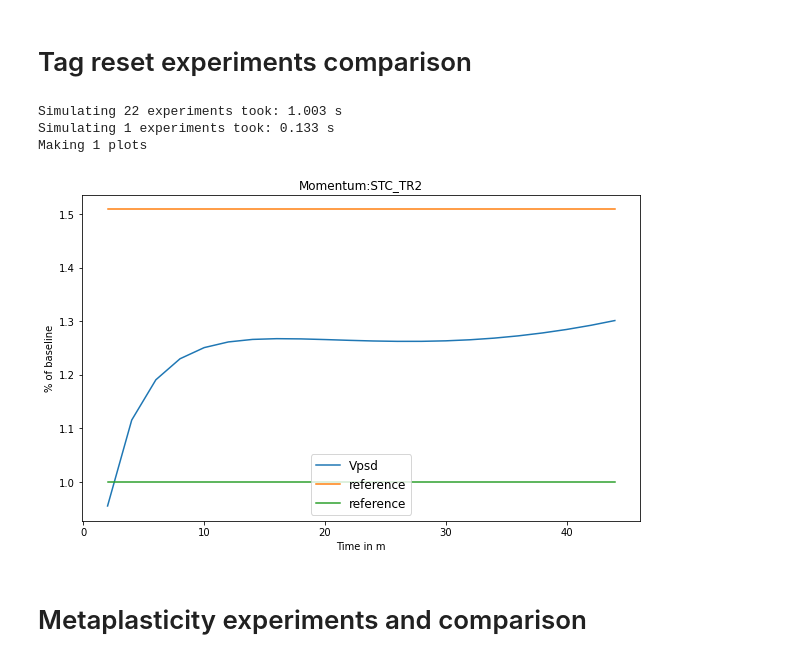
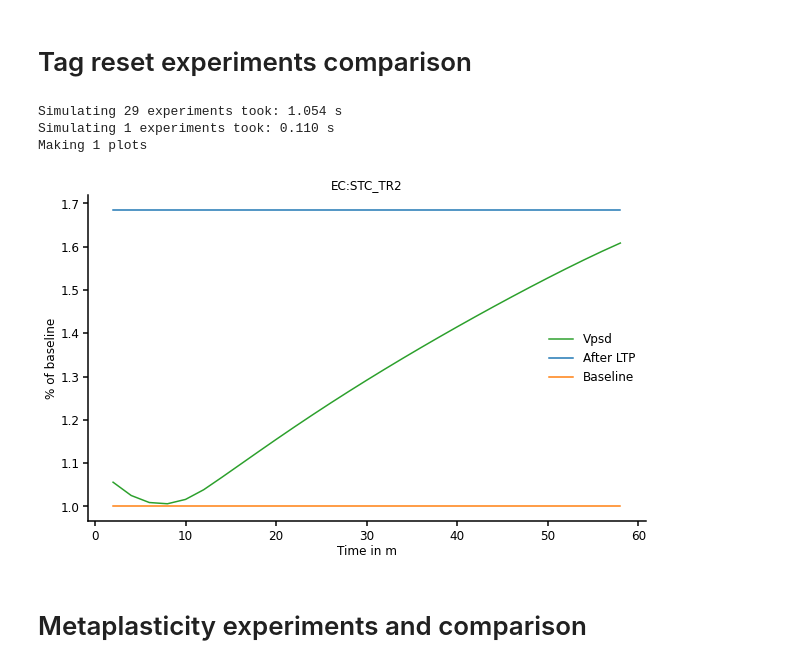
Before and after one commit to ngr-francesco/virtual_lab, a Jupyter notebook: examples/Simulation_results.ipynb, the cells around one changed output. Cells and saved outputs as stored; diff of their text form; code cells hidden in the pictures.

```diff
--- a/examples/Simulation_results.ipynb
+++ b/examples/Simulation_results.ipynb
@@ -1,7 +1,9 @@
 # %%
 import numpy as np
 import matplotlib.pyplot as plt
+import matplotlib.style as plot_style
 import sys
+plot_style.use('plots.mplstyle')
 # %%
 from virtual_lab.experiments import *
 from virtual_lab.simulation import *
@@ -259,0 +225,17 @@ Sim.add_model(PSDModel,switching=False)
+# %%
+early_consolidation = BaseModel("EC", {"Vd":None,"Vs":None,"Vpsd":1,"V_n":None,"V_tot":None},const = const_base)
+early_consolidation.const
+Sim.add_model(early_consolidation,switching=False)
+# Defining a new set of experiments for this particular case
+ECExperiments = BasicExperiments.copy()
+ECMetaplasticity = MetaPlasticityExperiments.copy()
+ECTagReset = TagResetExperiments.copy()
+onset = 12.5*60 # 13 seems to be the best value with a decay of 8000 s
+for experiments in [ECExperiments,ECMetaplasticity,ECTagReset]:
+    for exp in experiments:
+        new_protein = []
+        for ton,toff in exp.protein:
+            diff = P_ONSET - onset if ton > P_ONSET-onset else 0
+            new_protein.append([ton-diff,toff-diff])
+        exp.protein = new_protein
+ECExperiments.experiments[2].protein
@@ -261,10 +245,15 @@ Sim.add_model(PSDModel,switching=False)
 # LTP and LTD Experiments & Comparison
 # %%
 LTP_LTD = Experiments([S_TET,LTD,W_TET,W_LFS])
-W_LFS.T = 10*3600
+W_TET.T = 20*3600
 NO_STIMULI.T = 10*3600
+#mom_model.stop_recording_variables("V_n")
 for model in ["Momentum"]:
     Sim.switch_model(model)
-    _ = Sim.run_experiments(BasicExperiments)#,n_of_runs=5,stochastic=True,termalize=True,termalization_time=20*3600,record_termalization=True)
-    Sim.plot_volumes(filename = f"{model}_other.pdf")
+    if model == "EC":
+        _ = Sim.run_experiments(ECExperiments)
+    else:
+        stoc = Sim.run_experiments(S_TET,n_of_runs=10,stochastic=True,termalize=True,record_termalization=False)
+        det = Sim.run_experiments(S_TET)
+Sim.plot_volumes(filename = "pass.pdf",time_unit = "h")
 # %% [output]
@@ -274,28 +268,31 @@ Plotting 16 experiments
 # %% [markdown]
 # Tag reset experiments comparison
 # %%
-TagResetExperiments.add_event("enlargement",[E_ONSET,X_ENLARGE],concurrence = "stim")
-TagResetExperiments.add_event("shrinkage",[E_ONSET,X_ENLARGE],concurrence = "LFS")
 do_not_record = {
     "Vd" : False,
     "Vs" : False,
     "V_n": False
 }
 # TODO allow for comparison of different model results!
-for model in ["Momentum"]:
+for model in ["EC"]:
     Sim.models[model].stop_recording_variables(do_not_record)
     Sim.switch_model(model)
-    tr_results = Sim.run_experiments(TagResetExperiments,save_results=False)
-    reference_LTP = Sim.run_experiments(S_TET)
+    if model == "EC":
+        tr_results = Sim.run_experiments(ECTagReset,save_results=False)
+        reference_LTP = Sim.run_experiments(ECExperiments.experiments[2]) # 2 corresponds to LTP exp
+    else:
+        tr_results = Sim.run_experiments(TagResetExperiments,save_results=False)
+        reference_LTP = Sim.run_experiments(S_TET)
     x_data = [tr_results[i]["experiment"].LFS[0][0] -300 for i in range(len(tr_results))]
     # Take as reference the value of the PSD after potentiation
     reference_values = [reference_LTP[0]["Vpsd"][-1],1]
-    Sim.plot_selected_points(tr_results,"Vpsd","last",event_type="LFS", x_data = x_data, reference_values=reference_values,filename = f"{model}_tag_resetting.pdf")
+    Sim.plot_selected_points(tr_results,"Vpsd","last",event_type="LFS", x_data = x_data, reference_values=reference_values,
+    ref_labels = ['After LTP','Baseline'],filename = f"{model}_tag_resetting.pdf")
 # %% [output]
-Simulating 22 experiments took: 1.003 s
-Simulating 1 experiments took: 0.133 s
+Simulating 29 experiments took: 1.054 s
+Simulating 1 experiments took: 0.110 s
 Making 1 plots
-[figure, old version]
+[figure, new version]
 # %% [markdown]
 # Metaplasticity experiments and comparison
 # %%
```
Also changed, not shown: parts of 11 cells of this notebook, 4 other files.
